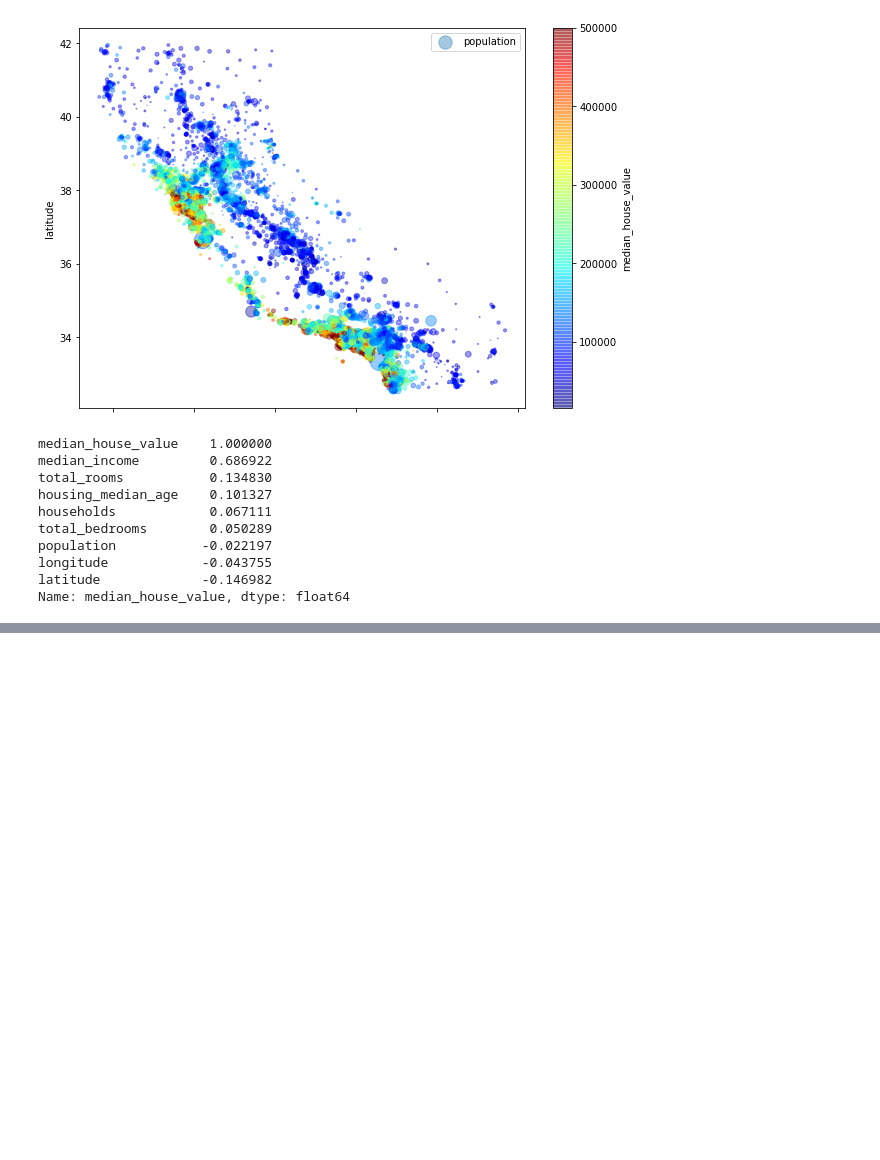
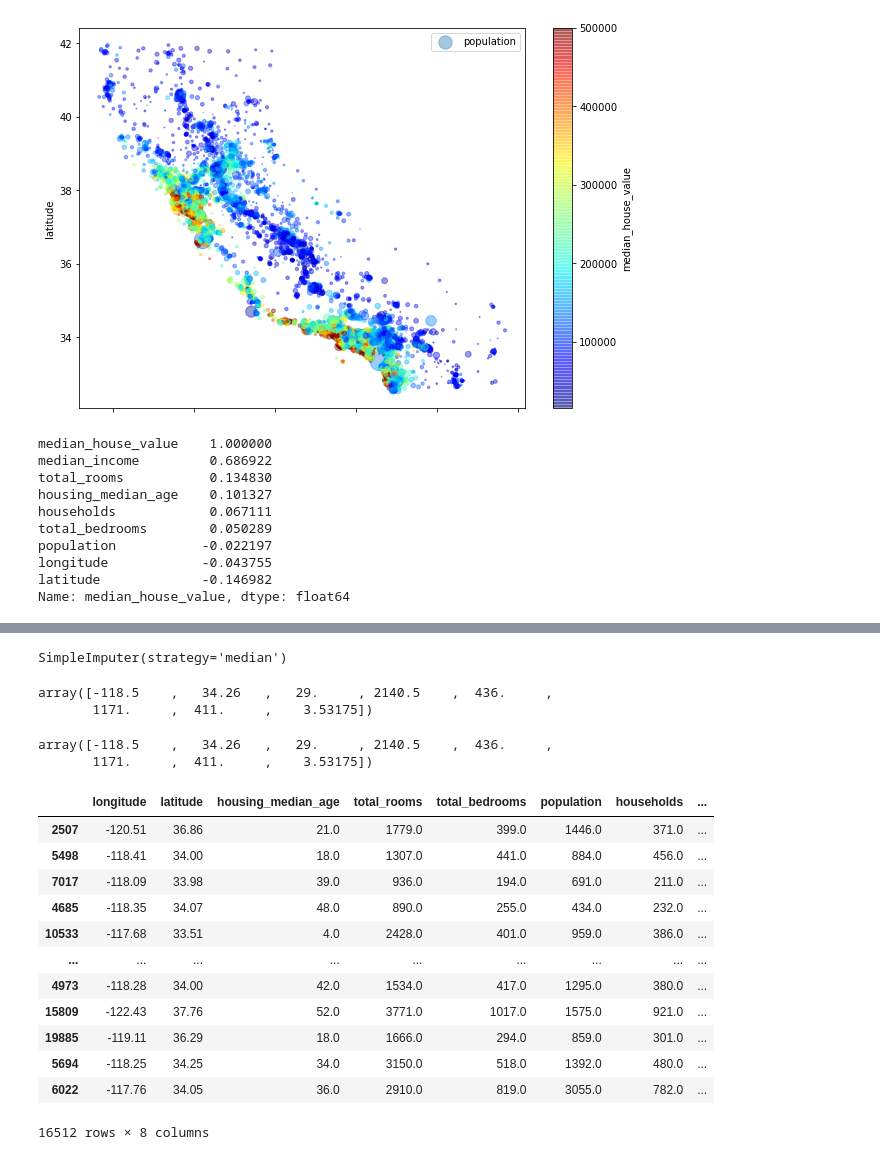
Before and after one commit to MuayThaiLegz/Financial-ML-, a Jupyter notebook: ml_RockFoundation.ipynb, the cells around one changed output, grey strips where cells are left out. Saved outputs shown, nothing was run; the diff lists cells and outputs as text; code cells hidden in the pictures; blank space fills up the shorter version.

```diff
--- a/ml_RockFoundation.ipynb
+++ b/ml_RockFoundation.ipynb
@@ -223,0 +335,59 @@ Name: median_house_value, dtype: float64
+# %%
+"""
+Scikit-Learn provides a handy class to take care of missing values.
+
+SimpleImputer
+
+First create a SimpleImput instane.
+Secifying that you want to replace each attributes missing values with the median of that attribute.
+"""
+
+from sklearn.impute import SimpleImputer
+
+imputer = SimpleImputer(strategy='median')
+
+# Copy of the data without text attribute ocean_proximity
+
+housing_num = housing.drop('ocean_proximity', axis=1)
+# %%
+# Fit the imputer instance to the training data using the fit() method.
+# safer to just apply to all numerical attributes
+
+imputer.fit(housing_num)
+# %% [output]
+SimpleImputer(strategy='median')
+# %%
+imputer.statistics_
+# %% [output]
+array([-118.5    ,   34.26   ,   29.     , 2140.5    ,  436.     ,
+       1171.     ,  411.     ,    3.53175])
+# %%
+housing_num.median().values
+# %% [output]
+array([-118.5    ,   34.26   ,   29.     , 2140.5    ,  436.     ,
+       1171.     ,  411.     ,    3.53175])
+# %%
+# Now use this "Trained" imputer to transform to the training set by replacing missing values with the learned medians.
+
+X = imputer.transform(housing_num)
+# %%
+# returns array with transformed features. Lets put back into a DF
+
+housing_tr = pd.DataFrame(X, columns=housing_num.columns,
+                          index=housing_num.index)
+# %%
+housing_tr
+# %% [output]
+|  | longitude | latitude | housing_median_age | total_rooms | total_bedrooms | population | households | ... |
+| 2507 | -120.51 | 36.86 | 21.0 | 1779.0 | 399.0 | 1446.0 | 371.0 | ... |
+| 5498 | -118.41 | 34.00 | 18.0 | 1307.0 | 441.0 | 884.0 | 456.0 | ... |
+| 7017 | -118.09 | 33.98 | 39.0 | 936.0 | 194.0 | 691.0 | 211.0 | ... |
+| 4685 | -118.35 | 34.07 | 48.0 | 890.0 | 255.0 | 434.0 | 232.0 | ... |
+| 10533 | -117.68 | 33.51 | 4.0 | 2428.0 | 401.0 | 959.0 | 386.0 | ... |
+| ... | ... | ... | ... | ... | ... | ... | ... | ... |
+| 4973 | -118.28 | 34.00 | 42.0 | 1534.0 | 417.0 | 1295.0 | 380.0 | ... |
+| 15809 | -122.43 | 37.76 | 52.0 | 3771.0 | 1017.0 | 1575.0 | 921.0 | ... |
+| 19885 | -119.11 | 36.29 | 18.0 | 1666.0 | 294.0 | 859.0 | 301.0 | ... |
+| 5694 | -118.25 | 34.25 | 34.0 | 3150.0 | 518.0 | 1392.0 | 480.0 | ... |
+| 6022 | -117.76 | 34.05 | 36.0 | 2910.0 | 819.0 | 3055.0 | 782.0 | ... |
+16512 rows × 8 columns
```
Also changed, not shown: parts of 12 cells of this notebook.
